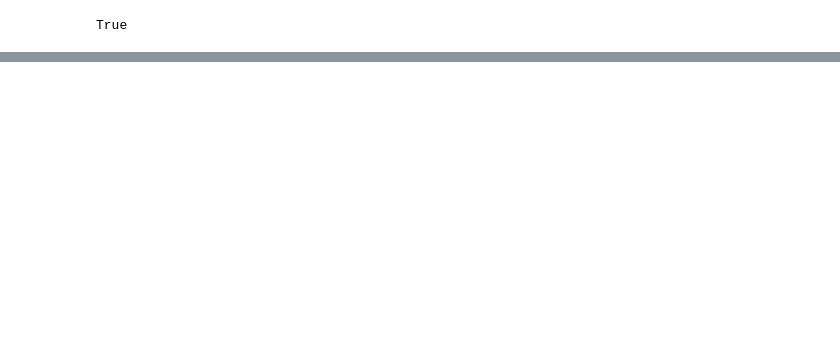
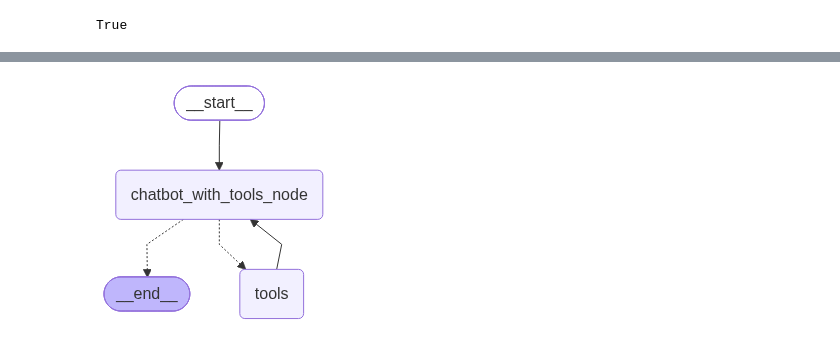
Before and after one commit to thulasiramd2000/AI-Agentic-Implementation, a Jupyter notebook: Langchain_&_Langraph/Langraph.ipynb, the cells around one changed output, grey strips where cells are left out. Cells and saved outputs as stored; diff of their text form; code cells hidden in the pictures; blank space fills up the shorter version.

```diff
--- a/Langchain_&_Langraph/Langraph.ipynb
+++ b/Langchain_&_Langraph/Langraph.ipynb
@@ -26,0 +145,30 @@ class state(TypedDict):
+# %%
+search = GoogleSerperRun(api_wrapper=GoogleSerperAPIWrapper())
+
+@tool
+def send_push_notification(text: str) -> str:
+    """Send a push notification to the user's phone."""
+    requests.post(
+    "https://api.pushover.net/1/messages.json",
+    data={"token": os.getenv("PUSHOVER_TOKEN"), "user": os.getenv("PUSHOVER_USER"), "message": text},
+    )
+    return "Notification sent!"
+
+tools = [search, send_push_notification]
+llm_with_tools= llm.bind_tools(tools)
+# %%
+def chatbot_with_tools_node(state: state) -> dict:
+    return {"messages": llm_with_tools.invoke(state["messages"])}
+
+builder = StateGraph(state)
+builder.add_node("chatbot_with_tools_node", chatbot_with_tools_node)
+builder.add_node("tools", ToolNode(tools))
+builder.add_edge(START, "chatbot_with_tools_node")
+builder.add_conditional_edges("chatbot_with_tools_node", tools_condition)
+builder.add_edge("tools", "chatbot_with_tools_node")
+builder.add_edge("chatbot_with_tools_node", END)
+graph=builder.compile()
+
+display(Image(graph.get_graph().draw_mermaid_png()))
+# %% [output]
+[figure, added]
```
Also changed, not shown: parts of 8 cells of this notebook.
